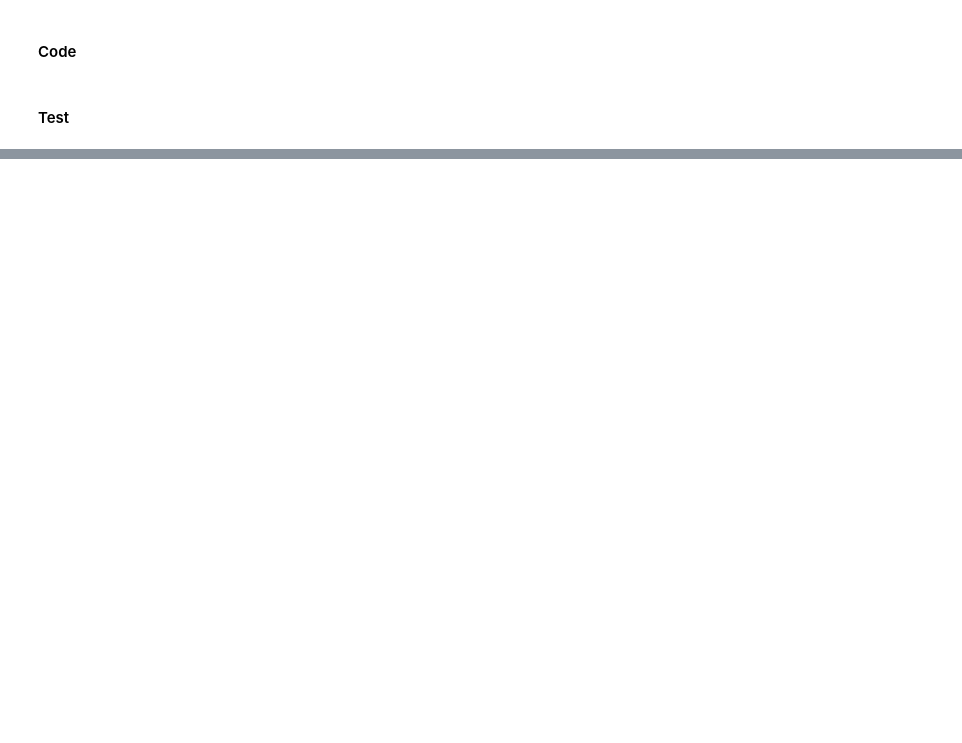
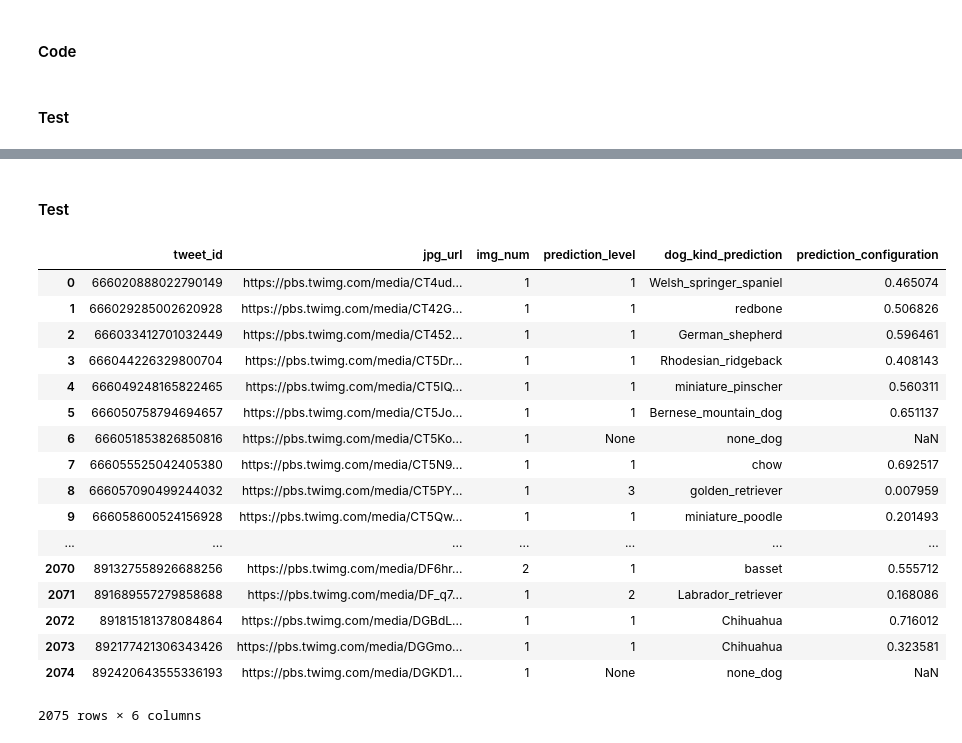
Before and after one commit to mohmednasr/dog_rating, a Jupyter notebook: wrangle_act.ipynb, the cells around one changed output, grey strips where cells are left out. Drawn from its saved outputs; the diff is of its cells as text; code cells hidden in the pictures; blank space fills up the shorter version.

Commit message:
completed clean missing data and tidness

```diff
--- a/wrangle_act.ipynb
+++ b/wrangle_act.ipynb
@@ -366,0 +373,4 @@ tweet_json.describe()
+# %%
+twitter_archive_clean = twitter_archive.copy()
+image_predictions_clean = image_predictions.copy()
+tweet_json_clean = tweet_json.copy()
@@ -370,0 +495,40 @@ tweet_json.describe()
+# %%
+def image_pred(row):
+    if row['p1_dog'] and row['p1_conf'] >= row['p2_conf'] and row['p1_conf'] >= row['p3_conf']:
+        return row['p1'], row['p1_conf'], '1'
+    elif row['p2_dog'] and row['p2_conf'] >= row['p3_conf']:
+        return row['p2'], row['p2_conf'], '2'
+    elif row['p3_dog']:
+        return row['p3'], row['p3_conf'], '3'
+    else:
+        return 'none_dog',None , None
+image_predict = image_predictions_clean.apply(image_pred, axis= 1)
+# %%
+image_predictions_clean['prediction_level'] = image_predict.str[2]
+image_predictions_clean['dog_kind_prediction'] = image_predict.str[0]
+image_predictions_clean['prediction_configuration'] = image_predict.str[1]
+image_predictions_clean = image_predictions_clean.drop(columns = [ 'p1', 'p1_conf', 'p1_dog', 'p2',
+       'p2_conf', 'p2_dog', 'p3', 'p3_conf', 'p3_dog'])
+# %% [markdown]
+#### Test
+# %%
+image_predictions_clean
+# %% [output]
+|  | tweet_id | jpg_url | img_num | prediction_level | dog_kind_prediction | prediction_configuration |
+| 0 | 666020888022790149 | https://pbs.twimg.com/media/CT4ud... | 1 | 1 | Welsh_springer_spaniel | 0.465074 |
+| 1 | 666029285002620928 | https://pbs.twimg.com/media/CT42G... | 1 | 1 | redbone | 0.506826 |
+| 2 | 666033412701032449 | https://pbs.twimg.com/media/CT452... | 1 | 1 | German_shepherd | 0.596461 |
+| 3 | 666044226329800704 | https://pbs.twimg.com/media/CT5Dr... | 1 | 1 | Rhodesian_ridgeback | 0.408143 |
+| 4 | 666049248165822465 | https://pbs.twimg.com/media/CT5IQ... | 1 | 1 | miniature_pinscher | 0.560311 |
+| 5 | 666050758794694657 | https://pbs.twimg.com/media/CT5Jo... | 1 | 1 | Bernese_mountain_dog | 0.651137 |
+| 6 | 666051853826850816 | https://pbs.twimg.com/media/CT5Ko... | 1 | None | none_dog | NaN |
+| 7 | 666055525042405380 | https://pbs.twimg.com/media/CT5N9... | 1 | 1 | chow | 0.692517 |
+| 8 | 666057090499244032 | https://pbs.twimg.com/media/CT5PY... | 1 | 3 | golden_retriever | 0.007959 |
+| 9 | 666058600524156928 | https://pbs.twimg.com/media/CT5Qw... | 1 | 1 | miniature_poodle | 0.201493 |
+| ... | ... | ... | ... | ... | ... | ... |
+| 2070 | 891327558926688256 | https://pbs.twimg.com/media/DF6hr... | 2 | 1 | basset | 0.555712 |
+| 2071 | 891689557279858688 | https://pbs.twimg.com/media/DF_q7... | 1 | 2 | Labrador_retriever | 0.168086 |
+| 2072 | 891815181378084864 | https://pbs.twimg.com/media/DGBdL... | 1 | 1 | Chihuahua | 0.716012 |
+| 2073 | 892177421306343426 | https://pbs.twimg.com/media/DGGmo... | 1 | 1 | Chihuahua | 0.323581 |
+| 2074 | 892420643555336193 | https://pbs.twimg.com/media/DGKD1... | 1 | None | none_dog | NaN |
+2075 rows × 6 columns
```
Also changed, not shown: parts of 22 cells of this notebook.
